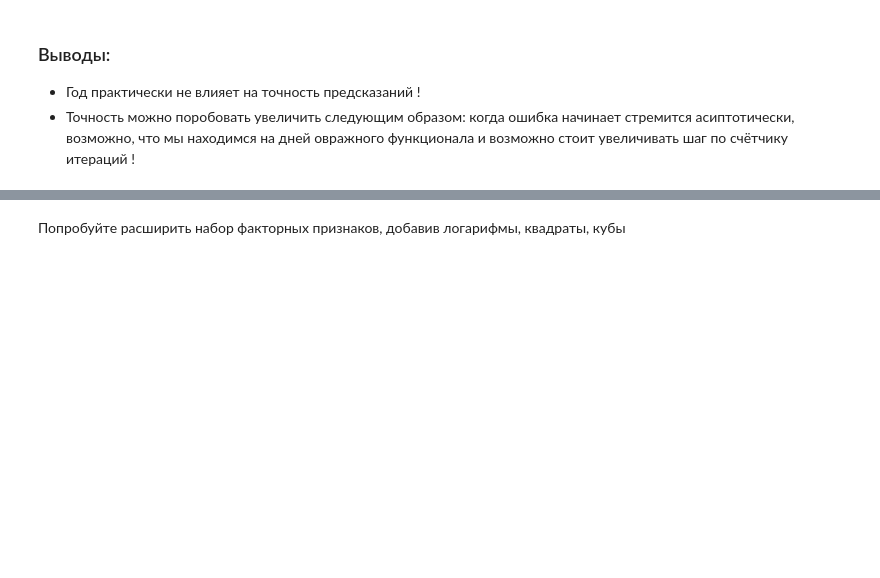
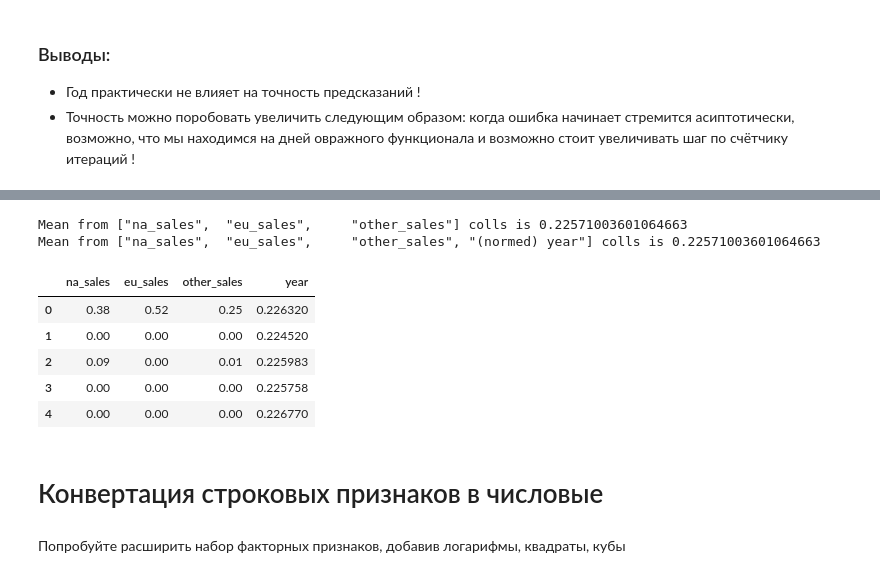
Before and after one commit to bobrotopor/AI, a Jupyter notebook: regression/regression_1.ipynb, the cells around one changed output, grey strips where cells are left out. Cells and saved outputs as stored; diff of their text form; code cells hidden in the pictures; blank space fills up the shorter version.

```diff
--- a/regression/regression_1.ipynb
+++ b/regression/regression_1.ipynb
@@ -395,0 +411,10 @@ print(f'Разность ошибок двух моделей с 4 и 3 факт
+# %%
+def mean_from_df(df: pd.DataFrame) -> float:
+
+    means = df.mean()
+    return sum(means) / len(means)
+
+def norm_by_target(target_mean: float, not_normed_1d_arr: pd.Series):
+    not_normed_mean = not_normed_1d_arr.mean()
+    norm_coef = target_mean / not_normed_mean
+    return not_normed_1d_arr * norm_coef
@@ -396,2 +451,21 @@ print(f'Разность ошибок двух моделей с 4 и 3 факт
+# %%
+target_mean = mean_from_df(not_normed_df[['na_sales',	'eu_sales',	'other_sales']])
+print(f'Mean from ["na_sales",	"eu_sales",	"other_sales"] colls is {target_mean}')
+normed_df = not_normed_df.copy()
+normed_df['year'] = norm_by_target(target_mean=target_mean, not_normed_1d_arr=normed_df['year'] )
+final_mean = mean_from_df(normed_df)
+print(f'Mean from ["na_sales",	"eu_sales",	"other_sales", "(normed) year"] colls is {final_mean}')
+normed_df.head()
+# %% [output]
+Mean from ["na_sales",  "eu_sales",     "other_sales"] colls is 0.22571003601064663
+Mean from ["na_sales",  "eu_sales",     "other_sales", "(normed) year"] colls is 0.22571003601064663
+|  | na_sales | eu_sales | other_sales | year |
+| 0 | 0.38 | 0.52 | 0.25 | 0.226320 |
+| 1 | 0.00 | 0.00 | 0.00 | 0.224520 |
+| 2 | 0.09 | 0.00 | 0.01 | 0.225983 |
+| 3 | 0.00 | 0.00 | 0.00 | 0.225758 |
+| 4 | 0.00 | 0.00 | 0.00 | 0.226770 |
+# %% [markdown]
+# Конвертация строковых признаков в числовые
 # %% [markdown]
 Попробуйте расширить набор факторных признаков, добавив логарифмы, квадраты, кубы
```
Also changed, not shown: parts of 5 cells of this notebook.
